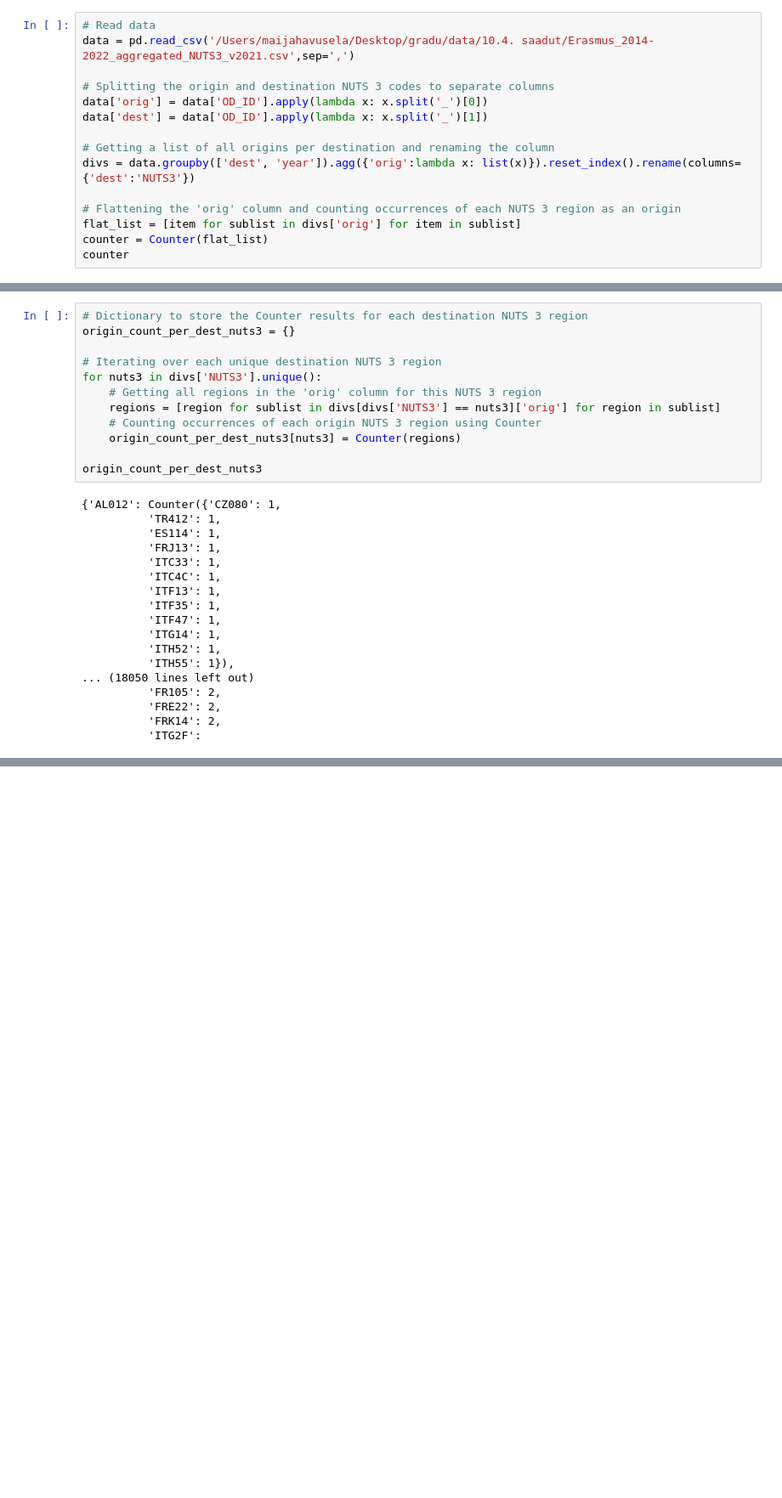
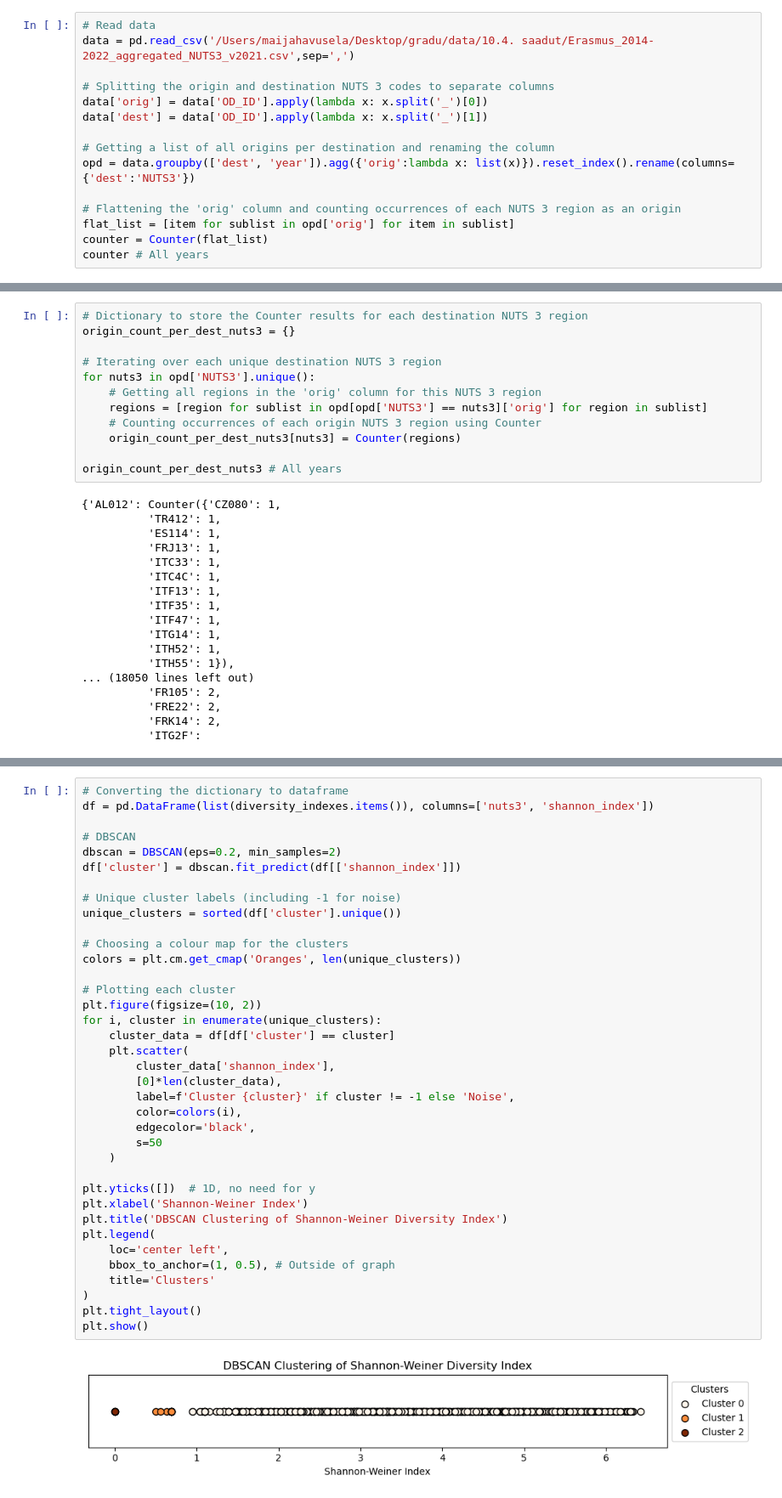
Before and after one commit to maijahav/Thesis, a Jupyter notebook: Data analysis.ipynb, the cells around one changed output, grey strips where cells are left out. Shown at 85% size. Saved outputs shown, nothing was run; the diff lists cells and outputs as text; blank space fills up the shorter version.

```diff
--- a/Data analysis.ipynb
+++ b/Data analysis.ipynb
@@ -16,12 +19,12 @@ data['orig'] = data['OD_ID'].apply(lambda x: x.split('_')[0])
 data['dest'] = data['OD_ID'].apply(lambda x: x.split('_')[1])
 
 # Getting a list of all origins per destination and renaming the column
-divs = data.groupby(['dest', 'year']).agg({'orig':lambda x: list(x)}).reset_index().rename(columns={'dest':'NUTS3'})
+opd = data.groupby(['dest', 'year']).agg({'orig':lambda x: list(x)}).reset_index().rename(columns={'dest':'NUTS3'})
 
 # Flattening the 'orig' column and counting occurrences of each NUTS 3 region as an origin
-flat_list = [item for sublist in divs['orig'] for item in sublist]
+flat_list = [item for sublist in opd['orig'] for item in sublist]
 counter = Counter(flat_list)
-counter
+counter # All years
 # %% [output]
 Counter({'ES300': 4344,
          'TR100': 3779,
@@ -47,13 +50,13 @@ Counter({'ES300': 4344,
 origin_count_per_dest_nuts3 = {}
 
 # Iterating over each unique destination NUTS 3 region
-for nuts3 in divs['NUTS3'].unique():
+for nuts3 in opd['NUTS3'].unique():
     # Getting all regions in the 'orig' column for this NUTS 3 region
-    regions = [region for sublist in divs[divs['NUTS3'] == nuts3]['orig'] for region in sublist]
+    regions = [region for sublist in opd[opd['NUTS3'] == nuts3]['orig'] for region in sublist]
     # Counting occurrences of each origin NUTS 3 region using Counter
     origin_count_per_dest_nuts3[nuts3] = Counter(regions)
 
-origin_count_per_dest_nuts3
+origin_count_per_dest_nuts3 # All years
 # %% [output]
 {'AL012': Counter({'CZ080': 1,
           'TR412': 1,
@@ -110,0 +119,39 @@ Shannon-Weiner index for UKN0G: 3.3820
+# %%
+# Converting the dictionary to dataframe
+df = pd.DataFrame(list(diversity_indexes.items()), columns=['nuts3', 'shannon_index'])
+
+# DBSCAN
+dbscan = DBSCAN(eps=0.2, min_samples=2)
+df['cluster'] = dbscan.fit_predict(df[['shannon_index']])
+
+# Unique cluster labels (including -1 for noise)
+unique_clusters = sorted(df['cluster'].unique())
+
+# Choosing a colour map for the clusters
+colors = plt.cm.get_cmap('Oranges', len(unique_clusters))
+
+# Plotting each cluster
+plt.figure(figsize=(10, 2))
+for i, cluster in enumerate(unique_clusters):
+    cluster_data = df[df['cluster'] == cluster]
+    plt.scatter(
+        cluster_data['shannon_index'],
+        [0]*len(cluster_data),
+        label=f'Cluster {cluster}' if cluster != -1 else 'Noise',
+        color=colors(i),
+        edgecolor='black',
+        s=50
+    )
+
+plt.yticks([])  # 1D, no need for y
+plt.xlabel('Shannon-Weiner Index')
+plt.title('DBSCAN Clustering of Shannon-Weiner Diversity Index')
+plt.legend(
+    loc='center left',
+    bbox_to_anchor=(1, 0.5), # Outside of graph
+    title='Clusters'
+)
+plt.tight_layout()
+plt.show()
+# %% [output]
+[figure, added]
```
Also changed, not shown: parts of 4 cells of this notebook.
